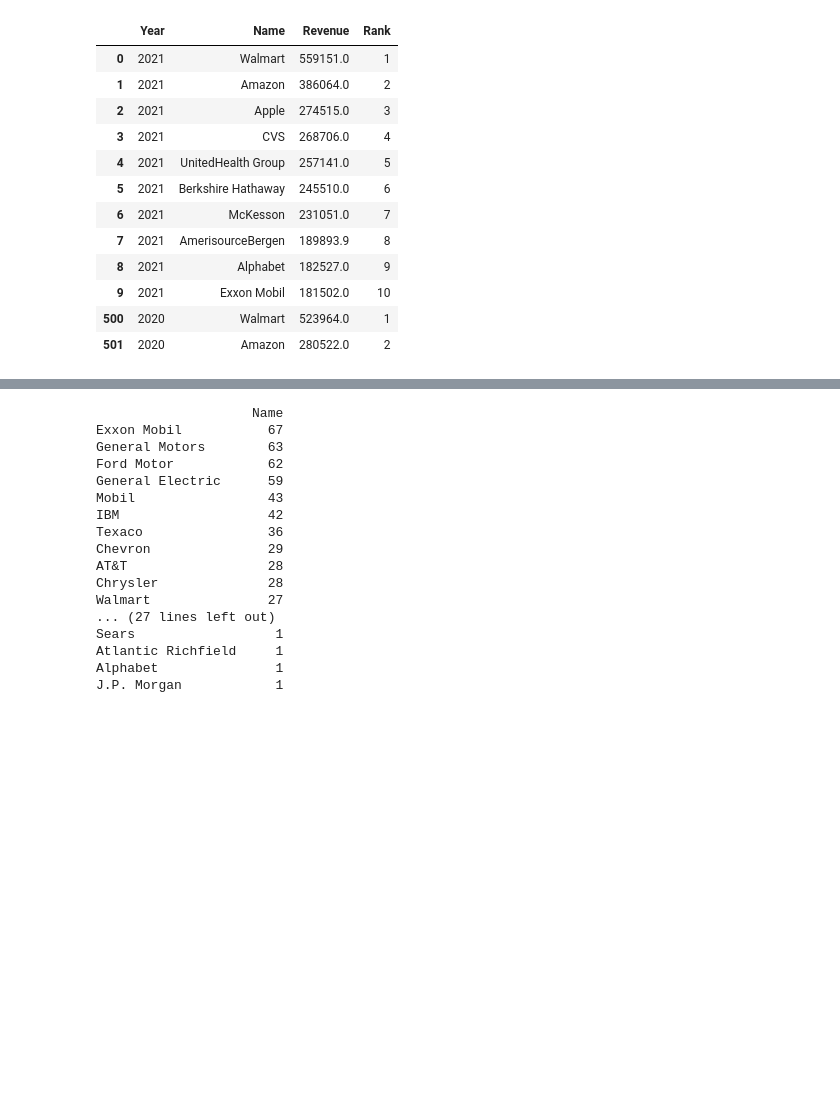
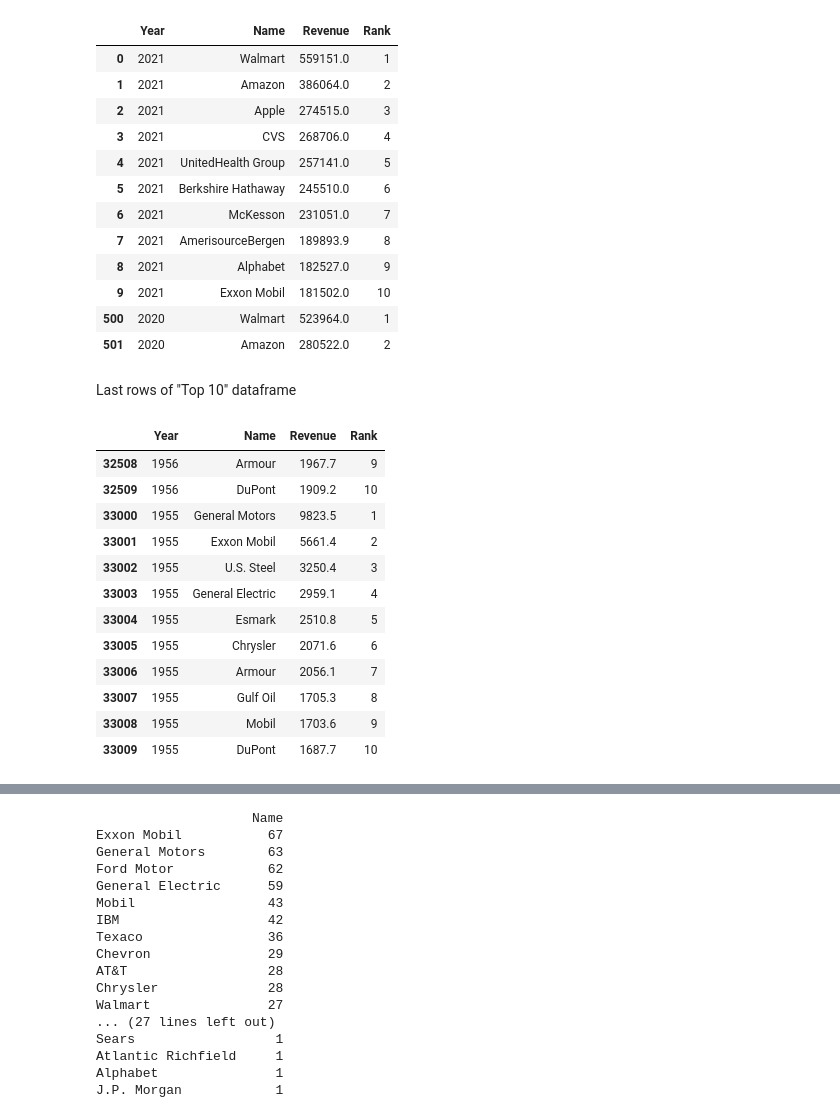
Before and after one commit to AdamSCohen/Fortune500History, a Jupyter notebook: main.ipynb, the cells around one changed output, grey strips where cells are left out. Drawn from its saved outputs; the diff is of its cells as text; code cells hidden in the pictures; blank space fills up the shorter version.

```diff
--- a/main.ipynb
+++ b/main.ipynb
@@ -60,3 +93,21 @@ top10.head(12)
 | 9 | 2021 | Exxon Mobil | 181502.0 | 10 |
 | 500 | 2020 | Walmart | 523964.0 | 1 |
 | 501 | 2020 | Amazon | 280522.0 | 2 |
+# %% [markdown]
+Last rows of "Top 10" dataframe
+# %%
+top10.tail(12)
+# %% [output]
+|  | Year | Name | Revenue | Rank |
+| 32508 | 1956 | Armour | 1967.7 | 9 |
+| 32509 | 1956 | DuPont | 1909.2 | 10 |
+| 33000 | 1955 | General Motors | 9823.5 | 1 |
+| 33001 | 1955 | Exxon Mobil | 5661.4 | 2 |
+| 33002 | 1955 | U.S. Steel | 3250.4 | 3 |
+| 33003 | 1955 | General Electric | 2959.1 | 4 |
+| 33004 | 1955 | Esmark | 2510.8 | 5 |
+| 33005 | 1955 | Chrysler | 2071.6 | 6 |
+| 33006 | 1955 | Armour | 2056.1 | 7 |
+| 33007 | 1955 | Gulf Oil | 1705.3 | 8 |
+| 33008 | 1955 | Mobil | 1703.6 | 9 |
+| 33009 | 1955 | DuPont | 1687.7 | 10 |
```
Also changed, not shown: parts of 44 cells of this notebook.
